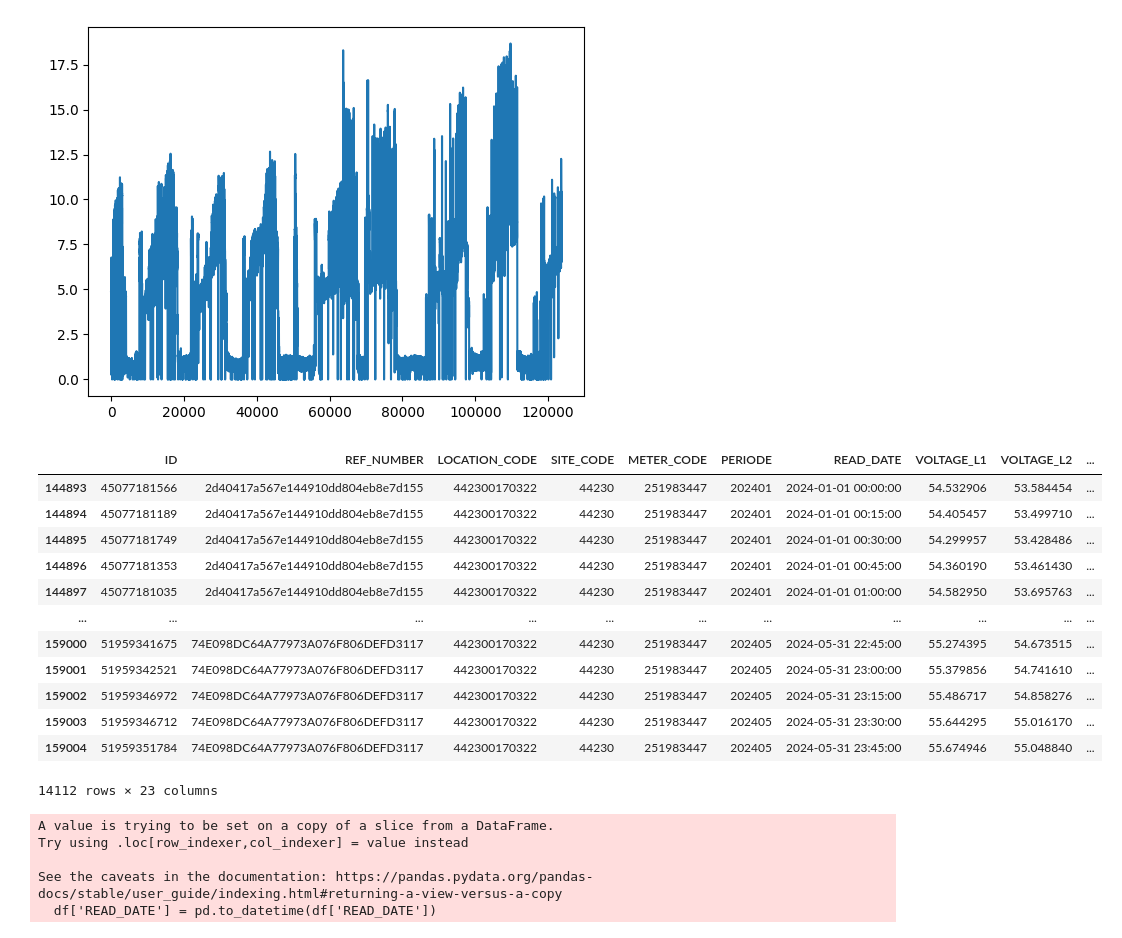
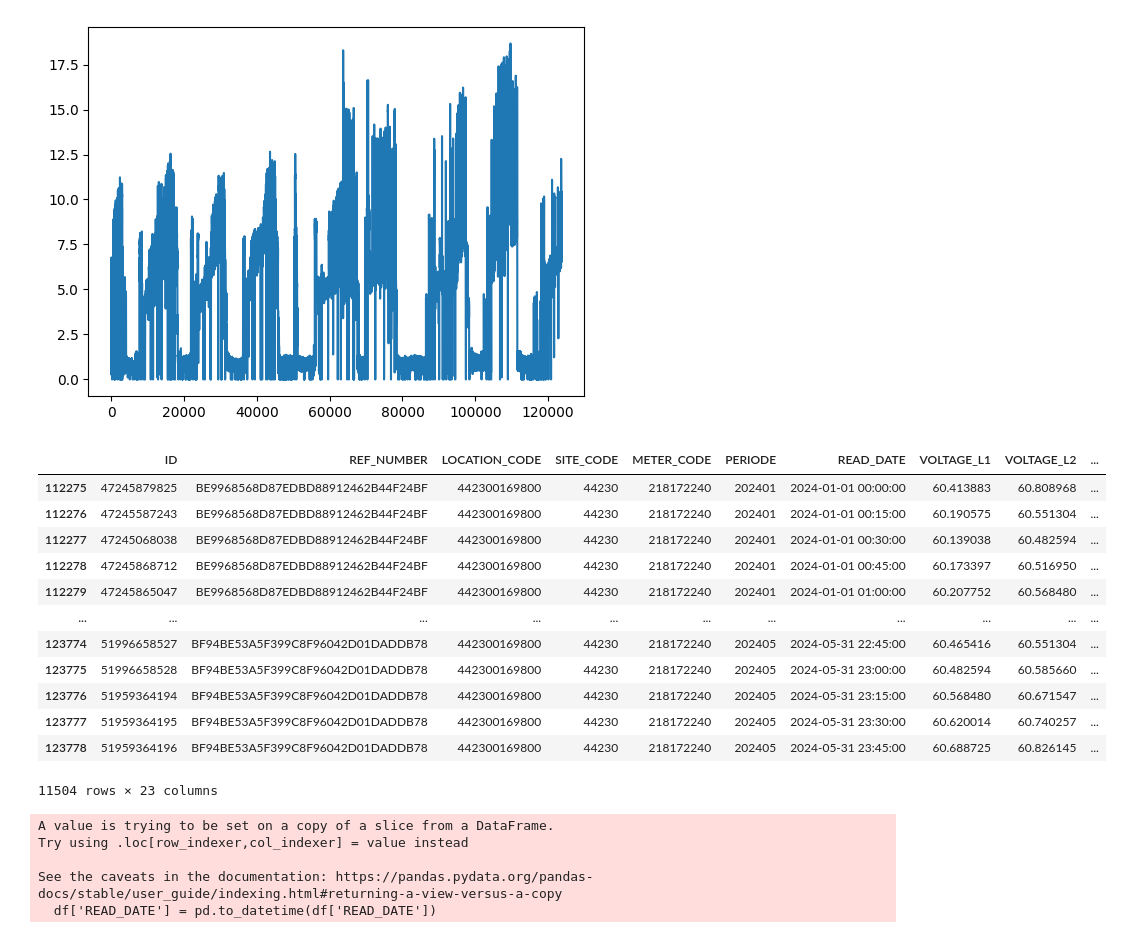
Before and after one commit to srikresna/electricity-usage-forecast, a Jupyter notebook: 2-data-preprocessing.ipynb, the cells around one changed output. Drawn from its saved outputs; the diff is of its cells as text; code cells hidden in the pictures.

```diff
--- a/2-data-preprocessing.ipynb
+++ b/2-data-preprocessing.ipynb
@@ -680,24 +696,24 @@ df_4['KWH_EXP'].plot()
 [figure]
 # %%
 # cek kembali data tahun 2024
-df_raw = pd.read_csv('processed/442300170322_clean.csv')
+df_raw = pd.read_csv('processed/442300169800_clean.csv')
 df_raw['READ_DATE'] = pd.to_datetime(df_raw['READ_DATE'])
 df_2024 = df_raw[df_raw['READ_DATE'].dt.year == 2024]
 df_2024
 # %% [output]
 |  | ID | REF_NUMBER | LOCATION_CODE | SITE_CODE | METER_CODE | PERIODE | READ_DATE | VOLTAGE_L1 | VOLTAGE_L2 | ... |
-| 144893 | 45077181566 | 2d40417a567e144910dd804eb8e7d155 | 442300170322 | 44230 | 251983447 | 202401 | 2024-01-01 00:00:00 | 54.532906 | 53.584454 | ... |
-| 144894 | 45077181189 | 2d40417a567e144910dd804eb8e7d155 | 442300170322 | 44230 | 251983447 | 202401 | 2024-01-01 00:15:00 | 54.405457 | 53.499710 | ... |
-| 144895 | 45077181749 | 2d40417a567e144910dd804eb8e7d155 | 442300170322 | 44230 | 251983447 | 202401 | 2024-01-01 00:30:00 | 54.299957 | 53.428486 | ... |
-| 144896 | 45077181353 | 2d40417a567e144910dd804eb8e7d155 | 442300170322 | 44230 | 251983447 | 202401 | 2024-01-01 00:45:00 | 54.360190 | 53.461430 | ... |
-| 144897 | 45077181035 | 2d40417a567e144910dd804eb8e7d155 | 442300170322 | 44230 | 251983447 | 202401 | 2024-01-01 01:00:00 | 54.582950 | 53.695763 | ... |
+| 112275 | 47245879825 | BE9968568D87EDBD88912462B44F24BF | 442300169800 | 44230 | 218172240 | 202401 | 2024-01-01 00:00:00 | 60.413883 | 60.808968 | ... |
+| 112276 | 47245587243 | BE9968568D87EDBD88912462B44F24BF | 442300169800 | 44230 | 218172240 | 202401 | 2024-01-01 00:15:00 | 60.190575 | 60.551304 | ... |
+| 112277 | 47245068038 | BE9968568D87EDBD88912462B44F24BF | 442300169800 | 44230 | 218172240 | 202401 | 2024-01-01 00:30:00 | 60.139038 | 60.482594 | ... |
+| 112278 | 47245868712 | BE9968568D87EDBD88912462B44F24BF | 442300169800 | 44230 | 218172240 | 202401 | 2024-01-01 00:45:00 | 60.173397 | 60.516950 | ... |
+| 112279 | 47245865047 | BE9968568D87EDBD88912462B44F24BF | 442300169800 | 44230 | 218172240 | 202401 | 2024-01-01 01:00:00 | 60.207752 | 60.568480 | ... |
 | ... | ... | ... | ... | ... | ... | ... | ... | ... | ... | ... |
-| 159000 | 51959341675 | 74E098DC64A77973A076F806DEFD3117 | 442300170322 | 44230 | 251983447 | 202405 | 2024-05-31 22:45:00 | 55.274395 | 54.673515 | ... |
-| 159001 | 51959342521 | 74E098DC64A77973A076F806DEFD3117 | 442300170322 | 44230 | 251983447 | 202405 | 2024-05-31 23:00:00 | 55.379856 | 54.741610 | ... |
-| 159002 | 51959346972 | 74E098DC64A77973A076F806DEFD3117 | 442300170322 | 44230 | 251983447 | 202405 | 2024-05-31 23:15:00 | 55.486717 | 54.858276 | ... |
-| 159003 | 51959346712 | 74E098DC64A77973A076F806DEFD3117 | 442300170322 | 44230 | 251983447 | 202405 | 2024-05-31 23:30:00 | 55.644295 | 55.016170 | ... |
-| 159004 | 51959351784 | 74E098DC64A77973A076F806DEFD3117 | 442300170322 | 44230 | 251983447 | 202405 | 2024-05-31 23:45:00 | 55.674946 | 55.048840 | ... |
+| 123774 | 51996658527 | BF94BE53A5F399C8F96042D01DADDB78 | 442300169800 | 44230 | 218172240 | 202405 | 2024-05-31 22:45:00 | 60.465416 | 60.551304 | ... |
+| 123775 | 51996658528 | BF94BE53A5F399C8F96042D01DADDB78 | 442300169800 | 44230 | 218172240 | 202405 | 2024-05-31 23:00:00 | 60.482594 | 60.585660 | ... |
+| 123776 | 51959364194 | BF94BE53A5F399C8F96042D01DADDB78 | 442300169800 | 44230 | 218172240 | 202405 | 2024-05-31 23:15:00 | 60.568480 | 60.671547 | ... |
+| 123777 | 51959364195 | BF94BE53A5F399C8F96042D01DADDB78 | 442300169800 | 44230 | 218172240 | 202405 | 2024-05-31 23:30:00 | 60.620014 | 60.740257 | ... |
+| 123778 | 51959364196 | BF94BE53A5F399C8F96042D01DADDB78 | 442300169800 | 44230 | 218172240 | 202405 | 2024-05-31 23:45:00 | 60.688725 | 60.826145 | ... |
-14112 rows × 23 columns
+11504 rows × 23 columns
 # %%
 # buat dataframe baru yang hanya berisi READ_DATE dan KWH_EXP
 df = df_4[['READ_DATE','KWH_EXP']]
```
Also changed, not shown: parts of 7 cells of this notebook, 11 other files.
